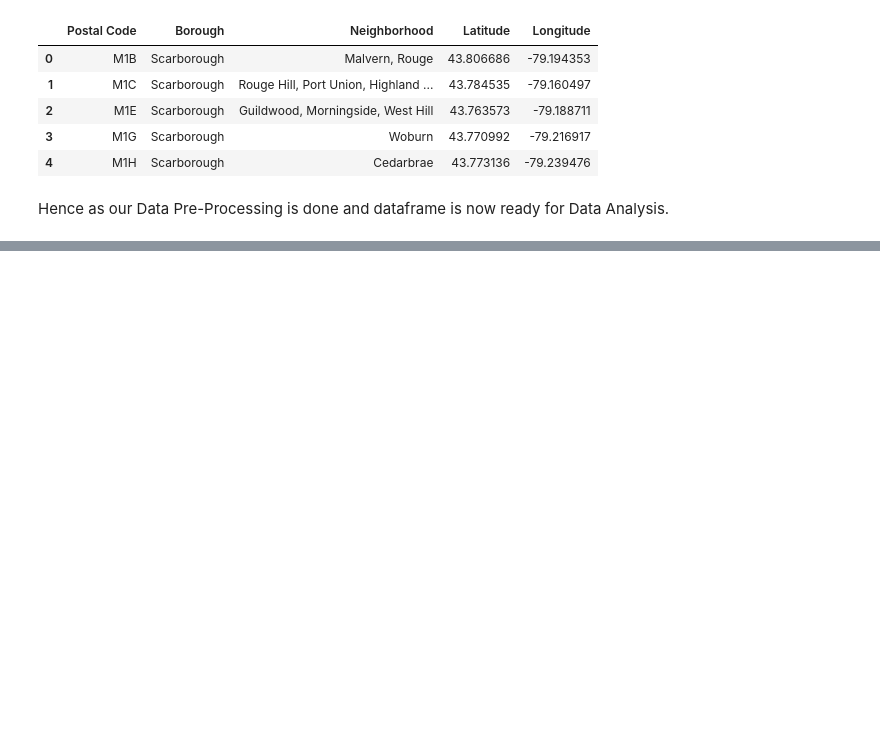
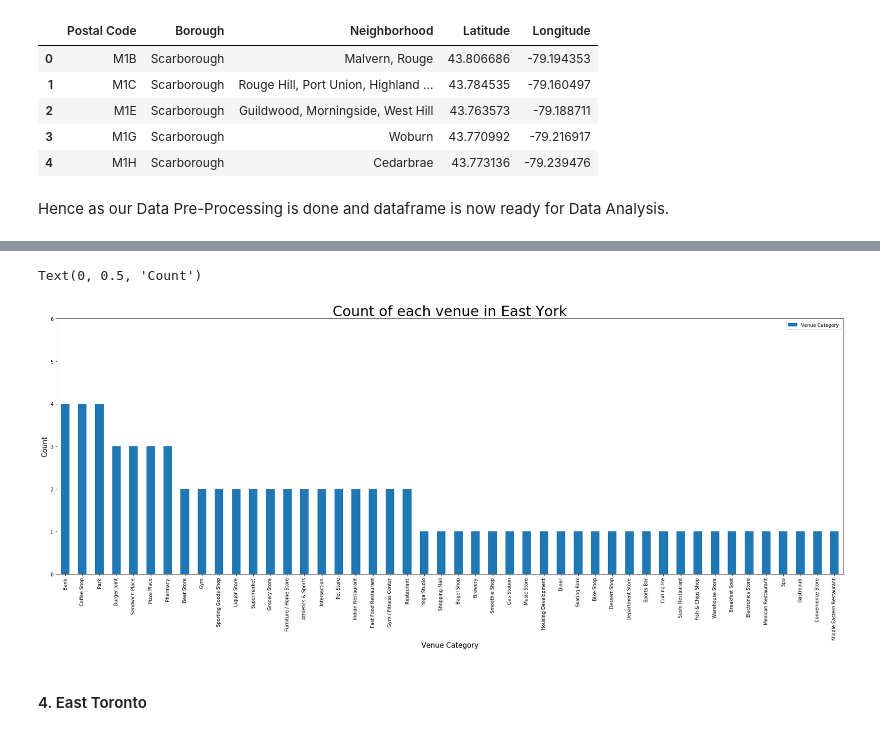
Before and after one commit to mudassartufail/Coursera_Capstone, a Jupyter notebook: Restaurant_In_Toronto.ipynb, the cells around one changed output, grey strips where cells are left out. Saved outputs shown, nothing was run; the diff lists cells and outputs as text; code cells hidden in the pictures; blank space fills up the shorter version.

```diff
--- a/Restaurant_In_Toronto.ipynb
+++ b/Restaurant_In_Toronto.ipynb
@@ -108,0 +392,3 @@ df.head()
+# %%
+eastyork_df = df[df['Borough'] == 'East York'].reset_index(drop=True)
+eastyork_df
@@ -108,0 +404,5 @@ df.head()
+# %%
+eastyork_venues = getNearbyVenues(names=eastyork_df['Neighborhood'],
+                                   latitudes=eastyork_df['Latitude'],
+                                   longitudes=eastyork_df['Longitude']
+                                  )
@@ -108,0 +419,4 @@ df.head()
+# %%
+eastyork_venues['Venue Category'].unique()
+eastyork_venue_count=eastyork_venues['Venue Category'].value_counts().to_frame()
+eastyork_venue_count.rename(columns={'Venue Category':'Count'})
@@ -108,0 +441,12 @@ df.head()
+# %%
+yint = range(0,7)
+eastyork_venue_count.plot(kind='bar', figsize=(30,10))
+plt.yticks(yint)
+plt.title('Count of each venue in East York',fontsize=30)
+plt.xlabel('Venue Category', fontsize=15)
+plt.ylabel('Count',fontsize=15)
+# %% [output]
+Text(0, 0.5, 'Count')
+[figure, added]
+# %% [markdown]
+#### 4. East Toronto
```
Also changed, not shown: parts of 117 cells of this notebook.
